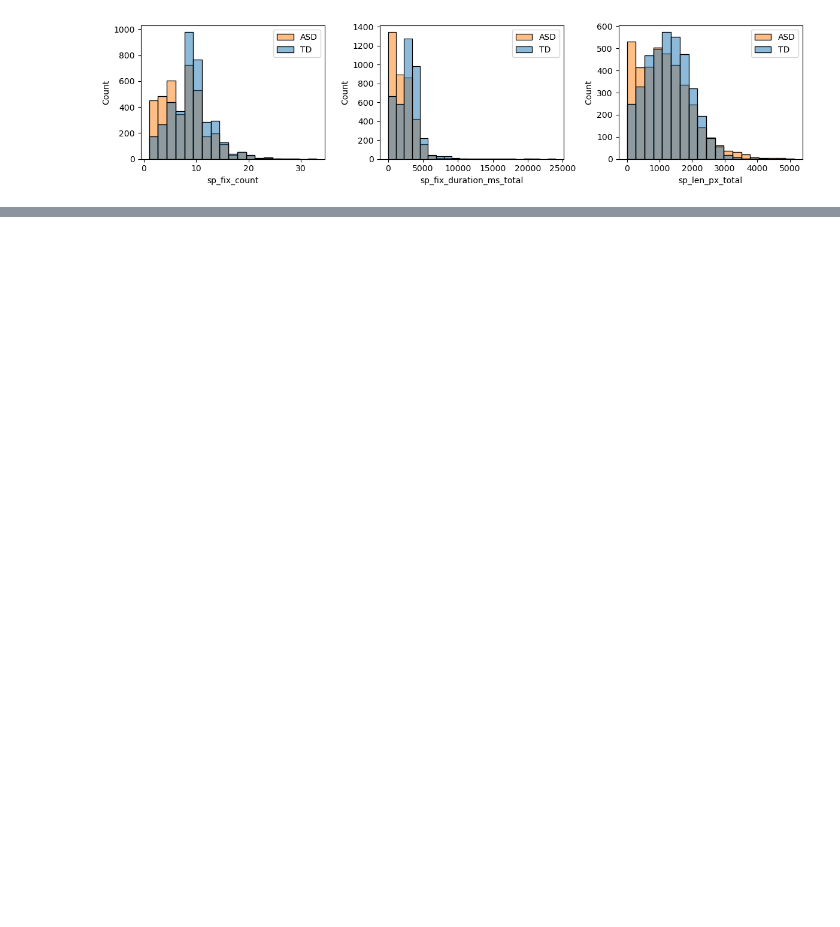
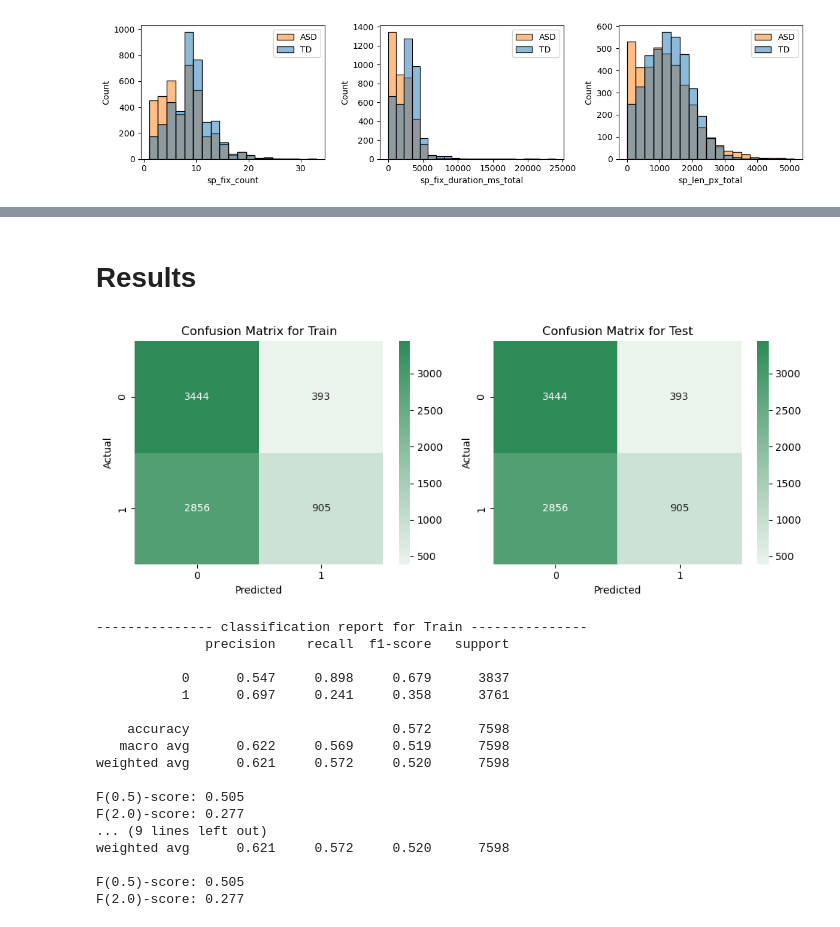
Before and after one commit to eockfen/EyeTism, a Jupyter notebook: notebooks/baseline.ipynb, the cells around one changed output, grey strips where cells are left out. Cells and saved outputs as stored; diff of their text form; code cells hidden in the pictures; blank space fills up the shorter version.

Commit message:
first final draft of baseline notebook

```diff
--- a/notebooks/baseline.ipynb
+++ b/notebooks/baseline.ipynb
@@ -66,0 +50,23 @@ Box(children=(HTML(value='<div id="ifr-pyg-000614b4f4417f5fI6JTXieFHO7jBawx" sty
+# %% [markdown]
+# Results
+# %%
+em.report(y_test=df["asd"], y_test_pred=baseline_pred)
+# %% [output]
+[figure, added]
+--------------- classification report for Train ---------------
+              precision    recall  f1-score   support
+
+           0      0.547     0.898     0.679      3837
+           1      0.697     0.241     0.358      3761
+
+    accuracy                          0.572      7598
+   macro avg      0.622     0.569     0.519      7598
+weighted avg      0.621     0.572     0.520      7598
+
+F(0.5)-score: 0.505
+F(2.0)-score: 0.277
+... (9 lines left out)
+weighted avg      0.621     0.572     0.520      7598
+
+F(0.5)-score: 0.505
+F(2.0)-score: 0.277
```
Also changed, not shown: parts of 9 cells of this notebook.
